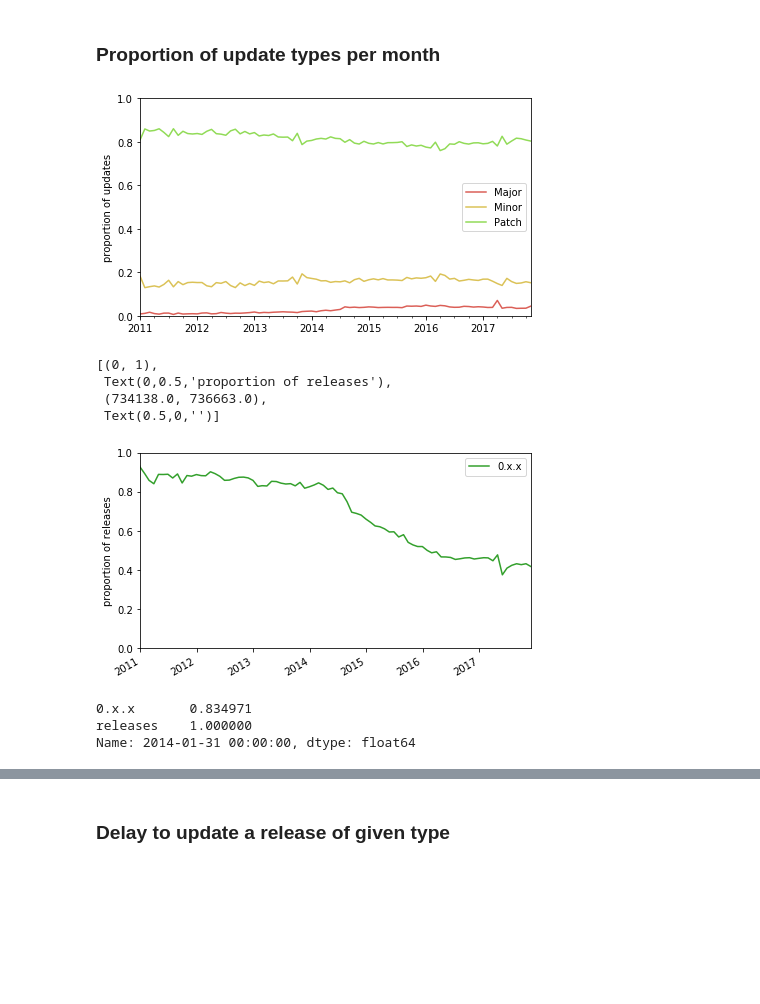
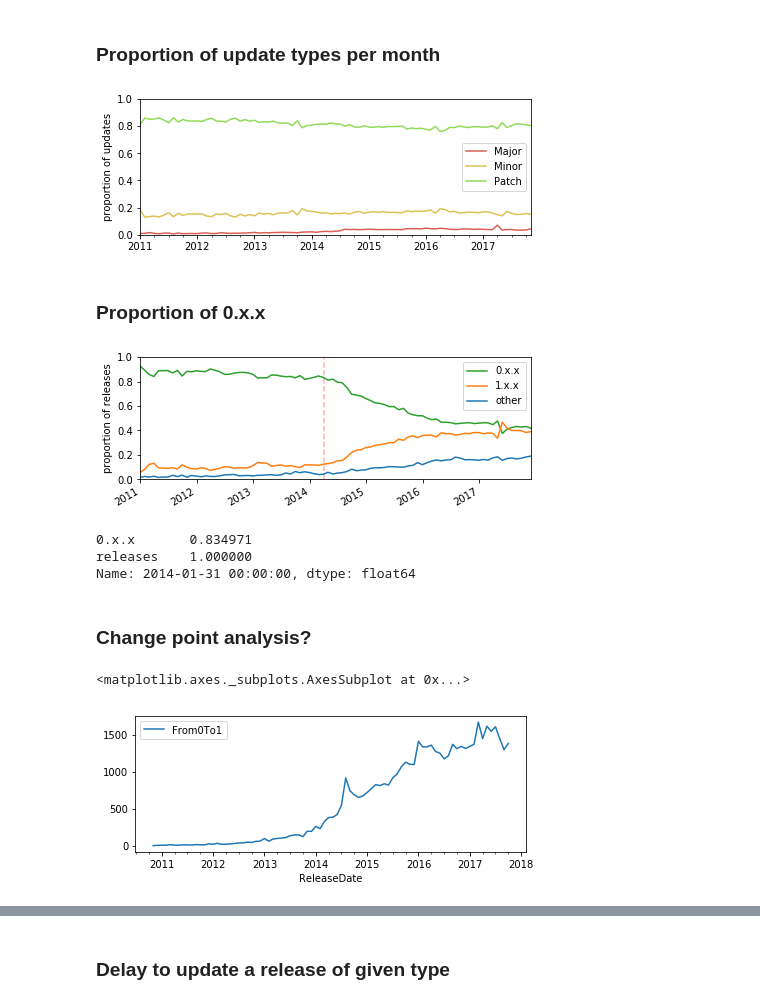
Before and after one commit to AlexandreDecan/secos-lag, a Jupyter notebook: notebooks/Technical lags.ipynb, the cells around one changed output, grey strips where cells are left out. Saved outputs shown, nothing was run; the diff lists cells and outputs as text; code cells hidden in the pictures; blank space fills up the shorter version.

```diff
--- a/notebooks/Technical lags.ipynb
+++ b/notebooks/Technical lags.ipynb
@@ -19,12 +18,13 @@ PAL_DEP = PALETTE_BASE[:2][::-1]
 PAL_REL = PALETTE_BASE[2:4][::-1]
 PAL_PKG = PALETTE_BASE[4:6][::-1]
 PAL_UPD = seaborn.color_palette('hls', 8)[0:3] + [seaborn.color_palette('hls', 8)[5]]
-PAL_VAR = seaborn.color_palette()  # seaborn.hls_palette(l=0.5, s=0.9)[:3]
+PAL_VAR = seaborn.color_palette()[:3][::-1]
 
 DATE_RANGE = pandas.to_datetime('2011-01-01'), pandas.to_datetime('2017-11-30')
 
 CENSOR_DATE = pandas.to_datetime('2018-01-01')
 
+FIG_SIZE = (7, 2.5)
 matplotlib.rcParams['figure.figsize'] = FIG_SIZE
 matplotlib.rcParams['text.latex.preamble'] = [r'\usepackage{amsmath}']
 
@@ -843,36 +843,39 @@ ax.set(
 ax.legend(title='')
 savefig(ax.figure, 'overview_proportion_update_type')
 # %% [output]
-[figure, old version]
+[figure, new version]
+# %% [markdown]
+### Proportion of 0.x.x
 # %%
 ax = (
     df_releases
     .assign(**{
         '0.x.x': lambda d: d['Release'].str.startswith('0.'),
         '1.x.x': lambda d: d['Release'].str.startswith('1.'),
+        'other': lambda d: (~d['Release'].str.startswith('0.') & ~d['Release'].str.startswith('1.'))
     })
     .assign(releases=1)
-    [['ReleaseDate', '0.x.x', '1.x.x', 'releases']]
+    [['ReleaseDate', '0.x.x', '1.x.x', 'other', 'releases']]
     .groupby(pandas.Grouper(key='ReleaseDate', freq='1M'))
     .sum()
     [lambda d: d['releases'] > 0]
     .apply(lambda d: d / d['releases'], axis=1)
-    [['0.x.x']]
-    .plot(color=PAL_REL)
+    [['0.x.x', '1.x.x', 'other']]
+    .plot(color=PAL_VAR)
 )
 
 ax.set(
     xlabel='',
     xlim=DATE_RANGE,
     ylabel='proportion of releases',
     ylim=(0, 1),
 )
+
+vline(ax, '2014-04-01', 0, 1)
+
+savefig(ax.figure, 'overview_prop_0xx')
 # %% [output]
-[(0, 1),
- Text(0,0.5,'proportion of releases'),
- (734138.0, 736663.0),
- Text(0.5,0,'')]
-[figure, old version]
+[figure, new version]
 # %%
 (
     df_releases
@@ -891,3 +894,5 @@ ax.set(
 0.x.x       0.834971
 releases    1.000000
 Name: 2014-01-31 00:00:00, dtype: float64
+# %% [markdown]
+### Change point analysis?
@@ -893,0 +920,5 @@ Name: 2014-01-31 00:00:00, dtype: float64
+# %%
+df_temp.plot()
+# %% [output]
+<matplotlib.axes._subplots.AxesSubplot at 0x...>
+[figure, added]
```
Also changed, not shown: parts of 37 cells of this notebook.
